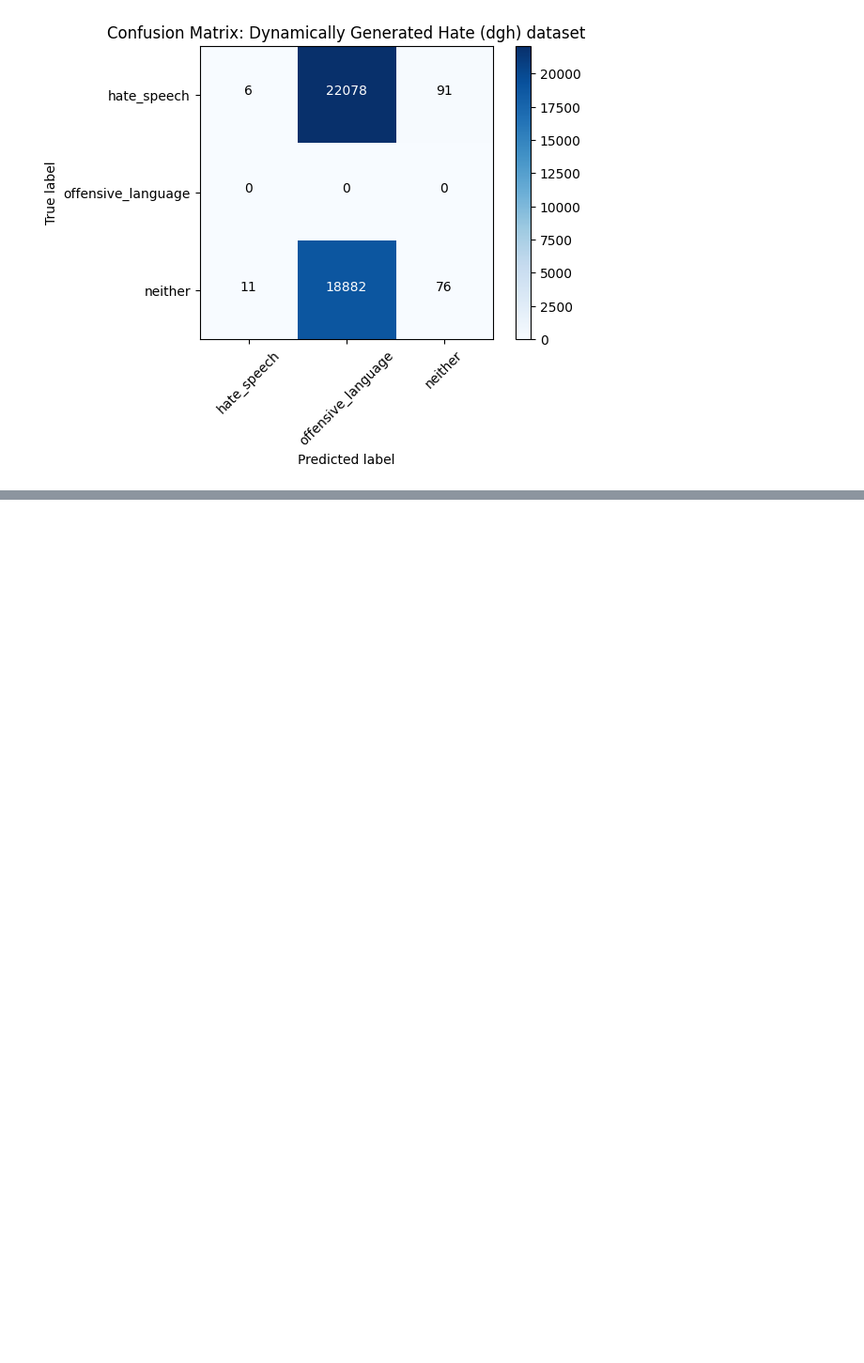
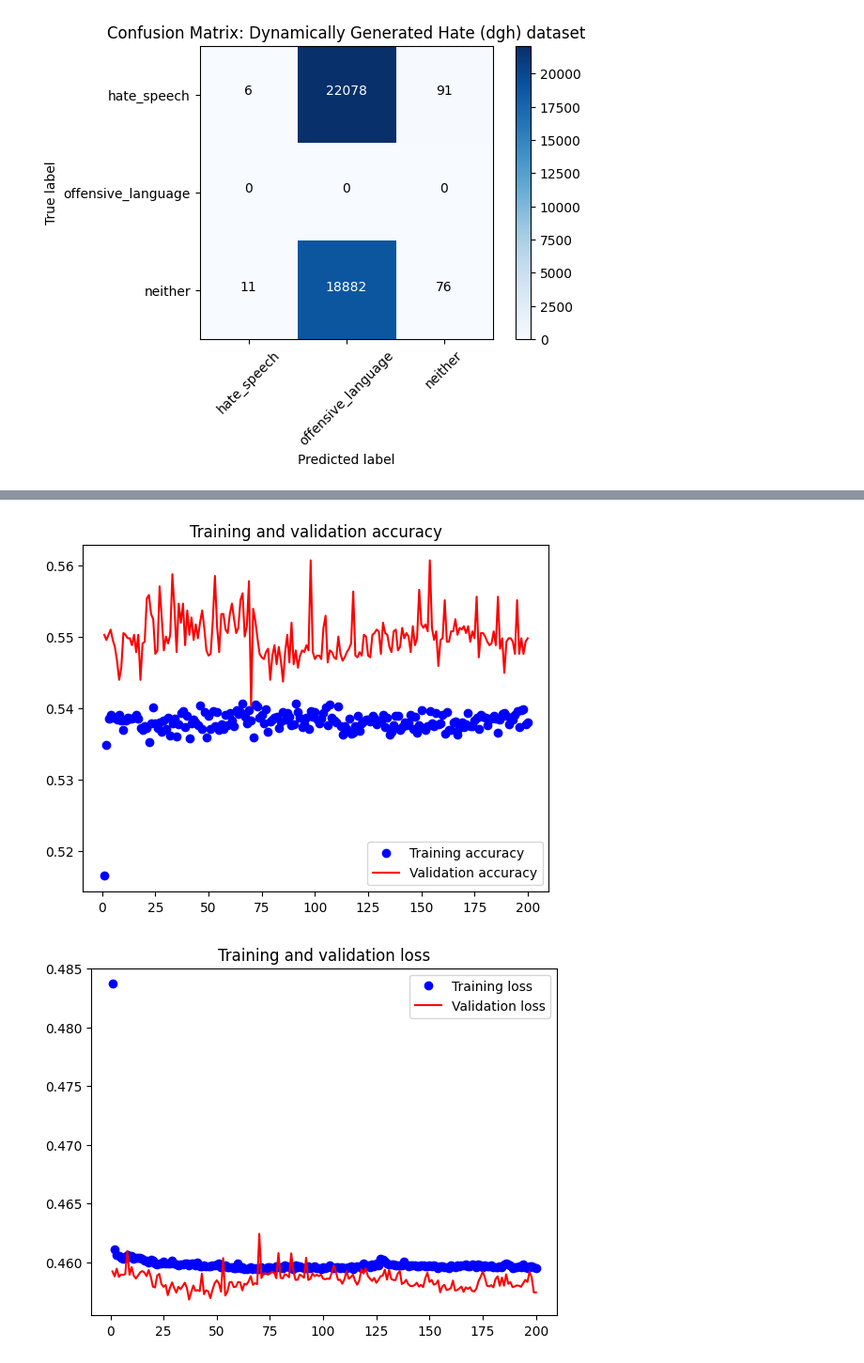
Before and after one commit to PatrickKudo/hate_speech_detection, a Jupyter notebook: HateSpeech_LSTM.ipynb, the cells around one changed output, grey strips where cells are left out. Shown at 94% size. Drawn from its saved outputs; the diff is of its cells as text; code cells hidden in the pictures; blank space fills up the shorter version.

Commit message:
LSTM baseline trained further with dgh

```diff
--- a/HateSpeech_LSTM.ipynb
+++ b/HateSpeech_LSTM.ipynb
@@ -317,0 +351,19 @@ plt.show()
+# %%
+# Split dgh datasets
+dgh_train = dgh[dgh['split']=='train']
+dgh_test = dgh[dgh['split']=='test']
+# Preprocess DGH datasets
+X_dgh_train = cv.fit_transform(dgh_train['tweet']).toarray()
+y_dgh_train = dgh_train['class']
+y_dgh_train = to_categorical(y_dgh_train, num_classes = 3)
+
+y_dgh_test = dgh_test['class']
+X_dgh_test = cv.fit_transform(dgh_test['tweet']).toarray()
+y_dgh_test = to_categorical(y_dgh_test, num_classes = 3)
+# %%
+K.clear_session()
+# Reload the baseline LSTM model and train it on the data for 200 epochs
+from keras.saving import load_model
+model = load_model('keras_weights/hs_lstm_baseline.h5', compile=True, safe_mode=True)
+model.compile(loss='binary_crossentropy', optimizer=Adam(learning_rate=0.003162277660168381), metrics=['accuracy'])
+history = model.fit(X_dgh_train, y_dgh_train, validation_data=(X_dgh_test, y_dgh_test), epochs=200)
@@ -317,0 +391,20 @@ plt.show()
+# %%
+# Show results
+acc = history.history['accuracy']
+val_acc = history.history['val_accuracy']
+loss = history.history['loss']
+val_loss = history.history['val_loss']
+epochs = range(1, len(acc) + 1)
+plt.plot(epochs, acc, 'bo', label='Training accuracy')
+plt.plot(epochs, val_acc, 'r', label='Validation accuracy')
+plt.title('Training and validation accuracy')
+plt.legend()
+plt.figure()
+plt.plot(epochs, loss, 'bo', label='Training loss')
+plt.plot(epochs, val_loss, 'r', label='Validation loss')
+plt.title('Training and validation loss')
+plt.legend()
+plt.show()
+# %% [output]
+[figure, added]
+[figure, added]
```
Also changed, not shown: parts of 15 cells of this notebook.
